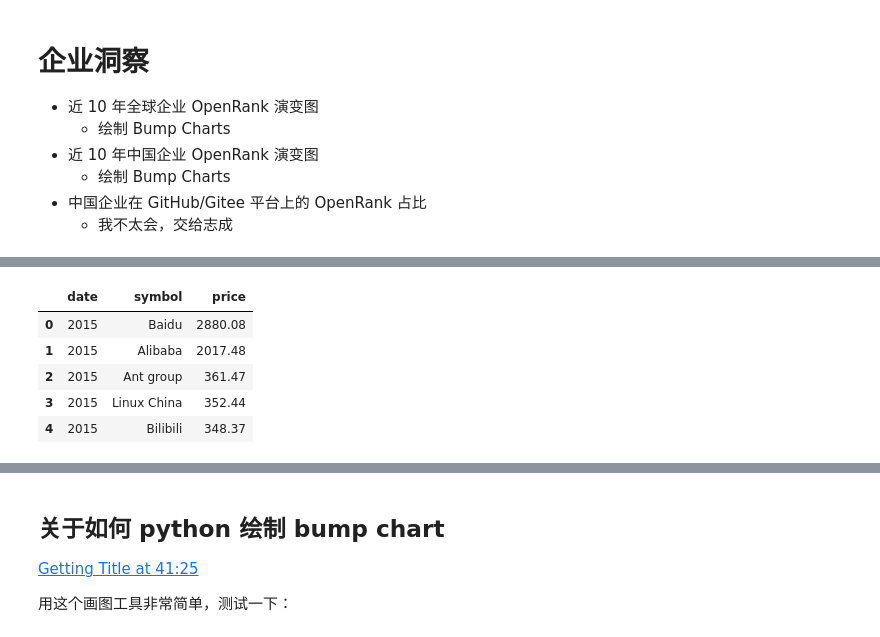
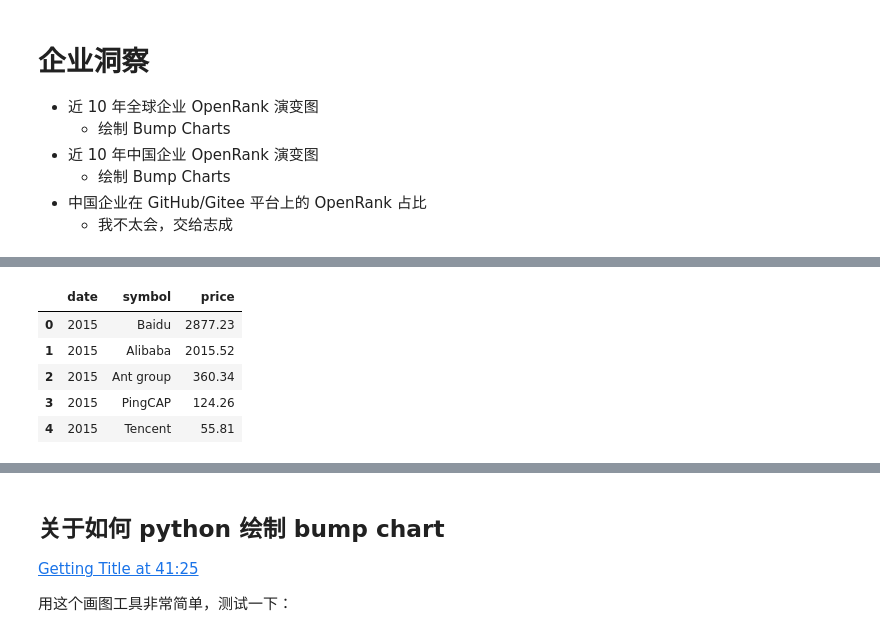
Before and after one commit to zhicheng-ning/eoss_observe, a Jupyter notebook: eoss_observe/main.ipynb, the cells around one changed output, grey strips where cells are left out. Drawn from its saved outputs; the diff is of its cells as text; code cells hidden in the pictures.

```diff
--- a/eoss_observe/main.ipynb
+++ b/eoss_observe/main.ipynb
@@ -10,6 +10,7 @@
 # %%
 import sys
 from typing import List
+import time
 
 import requests
 from pydantic import BaseModel
@@ -40,11 +41,19 @@ chinese_list: List[OpenRank] = []
 
 for year in year_range:
     region = "chinese"  # chinese / global
-    url = f"https://xlab-open-source.oss-cn-beijing.aliyuncs.com/open_leaderboard/open_rank/company/{region}/{year}.json"
+    url = f"http://xlab-open-source.oss-cn-beijing.aliyuncs.com/open_leaderboard/open_rank/company/{region}/{year}.json"
+
     try:
-        response = requests.get(url)
+        response = requests.get(
+            url,
+            headers={
+                "User-Agent": "Mozilla/5.0 (Windows NT 10.0; Win64; x64) AppleWebKit/537.36 (KHTML, like Gecko) Chrome/120.0.0.0 Safari/537.36 Edg/120.0.0.0"
+            },
+        )
+        response.raise_for_status()
+
     except Exception as e:
-        print(f"Error: Failed to retrieve data from the URL. {e}")
+        print(f"Error fetching data for year {year}: {e}")
         sys.exit()
 
     if response.status_code == 200:
@@ -52,6 +61,10 @@ for year in year_range:
         chinese_list.append(OpenRank.model_validate(raw_dict))
     else:
         chinese_list.append(None)
+
+    time.sleep(0.5)
+
+# TODO 做一下数据缓存
 # %%
 chinese_list[0].data[0].model_dump()
 # %% [output]
@@ -62,0 +76,7 @@ chinese_list[0].data[0].model_dump()
+# %%
+it = chinese_list[-1].data[:15]
+it = map(lambda x: x.item.name, it)
+it = list(it)
+# 选出最后一年排名前 15 的公司作为 finial_list
+final_list = it
+it
@@ -63,36 +99,39 @@ chinese_list[0].data[0].model_dump()
 # %%
 import pandas as pd
 
 
 class BumpChartItem(BaseModel):
     date: str
     symbol: str
     price: float
 
 
 chinese_bump_chart_list: List[BumpChartItem] = []
 
 for year_entry in chinese_list:
     for entry in year_entry.data:
+        # 过滤掉不在 final_list 中的项目
+        if entry.item.name not in final_list:
+            continue
         chinese_bump_chart_list.append(
             BumpChartItem(
                 date=str(year_entry.time),
                 symbol=entry.item.name,
                 price=entry.value,
             ).model_dump()  # 虽然看起来很奇怪，但是没办法。
         )
 
 
 chinese_bump_chart_df = pd.DataFrame(chinese_bump_chart_list)
 
 chinese_bump_chart_df[:5]
 # %% [output]
 |  | date | symbol | price |
-| 0 | 2015 | Baidu | 2880.08 |
-| 1 | 2015 | Alibaba | 2017.48 |
-| 2 | 2015 | Ant group | 361.47 |
-| 3 | 2015 | Linux China | 352.44 |
-| 4 | 2015 | Bilibili | 348.37 |
+| 0 | 2015 | Baidu | 2877.23 |
+| 1 | 2015 | Alibaba | 2015.52 |
+| 2 | 2015 | Ant group | 360.34 |
+| 3 | 2015 | PingCAP | 124.26 |
+| 4 | 2015 | Tencent | 55.81 |
 # %%
 import altair as alt
 
```
Also changed, not shown: parts of 3 cells of this notebook.
